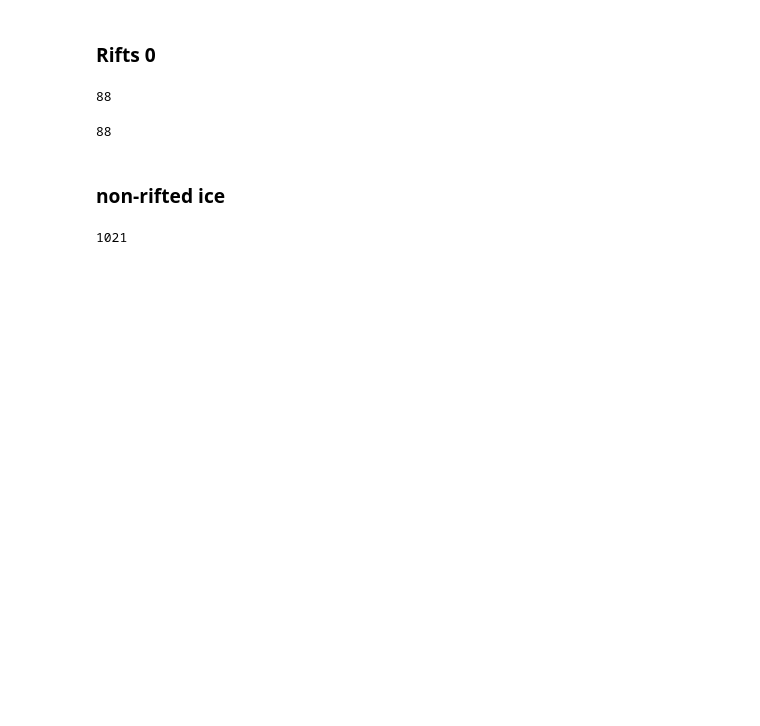
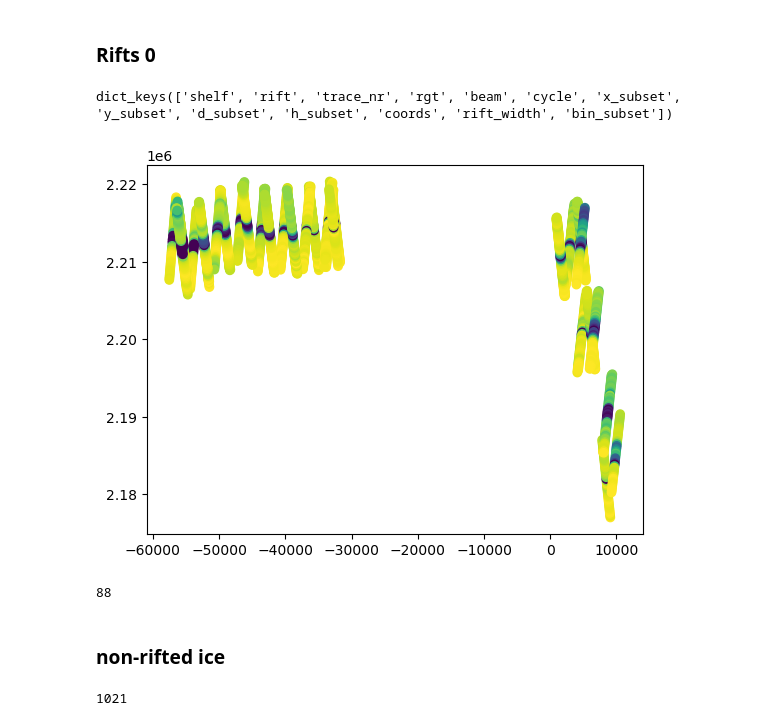
Before and after one commit to chrismiele/rift_id, a Jupyter notebook: random_forest_40.ipynb, the cells around one changed output. Drawn from its saved outputs; the diff is of its cells as text; code cells hidden in the pictures; blank space fills up the shorter version.

Commit message:
Added an intermediate plot to understand the workflow

```diff
--- a/random_forest_40.ipynb
+++ b/random_forest_40.ipynb
@@ -12,7 +12,7 @@ from sklearn.ensemble import RandomForestClassifier
 from sklearn import metrics
 # %%
 root_path = "/data/fast1/rift-id/"
-outputs_path = 'outputs'
+outputs_path = root_path+ 'outputs'
 area_path = root_path + 'area'
 shapefiles_path = root_path + 'shapefiles'
 sliderule_path = root_path + 'sliderule'
@@ -23,9 +23,14 @@ dml_all_bin_lr = pd.read_pickle(outputs_path + '/dml_all_bin_lr.pkl')
 dml_all_bin_lr_h = np.array(dml_all_bin_lr["h_subset"].to_list())
 dml_all_bin_lr_0 = np.zeros(len(dml_all_bin_lr_h))
 # %%
-print(len(dml_all_bin_lr_h))
+# print(len(dml_all_bin_lr_h))
+print(dict(dml_all_bin_lr).keys())
+
+for x,y,h in zip(dml_all_bin_lr['x_subset'],dml_all_bin_lr['y_subset'],dml_all_bin_lr['h_subset']):
+    plt.scatter(x[::10],y[::10],c=h[::10])
 # %% [output]
-88
+dict_keys(['shelf', 'rift', 'trace_nr', 'rgt', 'beam', 'cycle', 'x_subset', 'y_subset', 'd_subset', 'h_subset', 'coords', 'rift_width', 'bin_subset'])
+[figure, added]
 # %%
 dml_all_bin_lr_h_scaled = {
     "scaled": []
```
